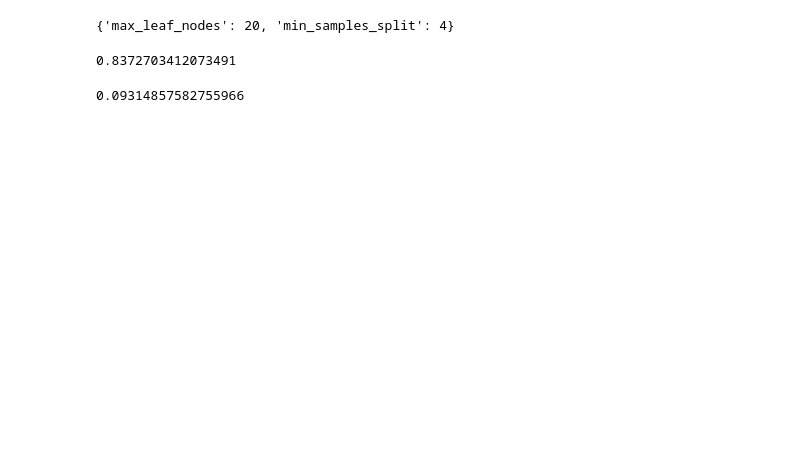
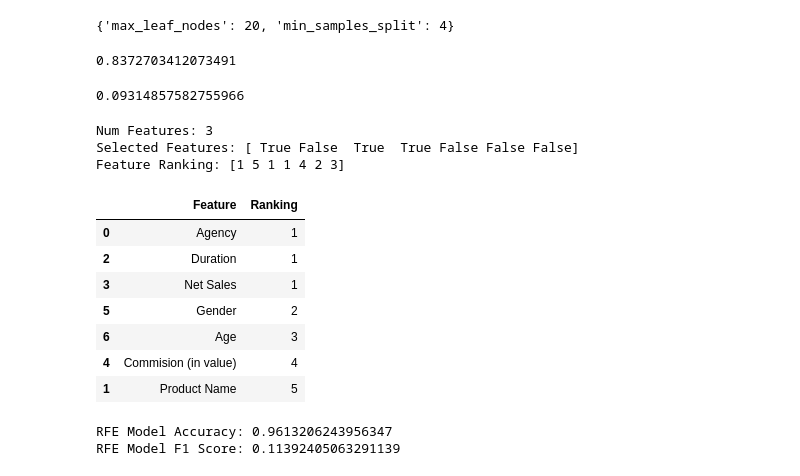
Before and after one commit to Ayanlola2002/DATA-SCIENCE-PROJECTS, a Jupyter notebook: Dphi_Quiz.ipynb, the cells around one changed output. Saved outputs shown, nothing was run; the diff lists cells and outputs as text; code cells hidden in the pictures; blank space fills up the shorter version.

```diff
--- a/Dphi_Quiz.ipynb
+++ b/Dphi_Quiz.ipynb
@@ -122,6 +122,8 @@ X=insurance_data.copy()
 #Splitting data into train and test
 from sklearn.model_selection import train_test_split
 X_train, X_test, y_train, y_test = train_test_split(X, y, test_size=0.3, random_state=101)
+# %%
+X_train_copy=X_train.copy()
 # %%
 #dealing with imbalance problem using smote
 from imblearn.over_sampling import SMOTE
@@ -313,3 +315,32 @@ accuracy_score(y_test,predictions_dtc_gs)
 f1_score(y_test,predictions_dtc_gs)
 # %% [output]
 0.09314857582755966
+# %%
+#Random Forest with RFE
+from sklearn.feature_selection import RFE
+forest_rfe = RandomForestClassifier(random_state=1)
+rfe = RFE(estimator=forest_rfe ,step = 1)
+# %%
+# Fit the function for ranking the features
+fit = rfe.fit(X_train, y_train)
+print("Num Features: %d" % fit.n_features_)
+print("Selected Features: %s" % fit.support_)
+print("Feature Ranking: %s" % fit.ranking_)
+# %% [output]
+Num Features: 3
+Selected Features: [ True False  True  True False False False]
+Feature Ranking: [1 5 1 1 4 2 3]
+# %%
+#representing feature ranks inform of a table
+selected_rfe_features = pd.DataFrame({'Feature':list(X_train_copy.columns),
+                                      'Ranking':rfe.ranking_})
+selected_rfe_features.sort_values(by='Ranking')
+# %% [output]
+|  | Feature | Ranking |
+| 0 | Agency | 1 |
+| 2 | Duration | 1 |
+| 3 | Net Sales | 1 |
+| 5 | Gender | 2 |
+| 6 | Age | 3 |
+| 4 | Commision (in value) | 4 |
+| 1 | Product Name | 5 |
@@ -315,0 +355,13 @@ f1_score(y_test,predictions_dtc_gs)
+# %%
+#Checking model performance with Rfe
+# making predictions and evaluating the model
+y_pred_rfe = forest_rfe_model.predict(X_test_rfe)
+
+rfe_ac = accuracy_score(y_test, y_pred_rfe)
+rfe_fscore = f1_score(y_test ,y_pred_rfe)
+
+print("RFE Model Accuracy:", rfe_ac)
+print("RFE Model F1 Score:", rfe_fscore)
+# %% [output]
+RFE Model Accuracy: 0.9613206243956347
+RFE Model F1 Score: 0.11392405063291139
```
Also changed, not shown: parts of 3 cells of this notebook.
